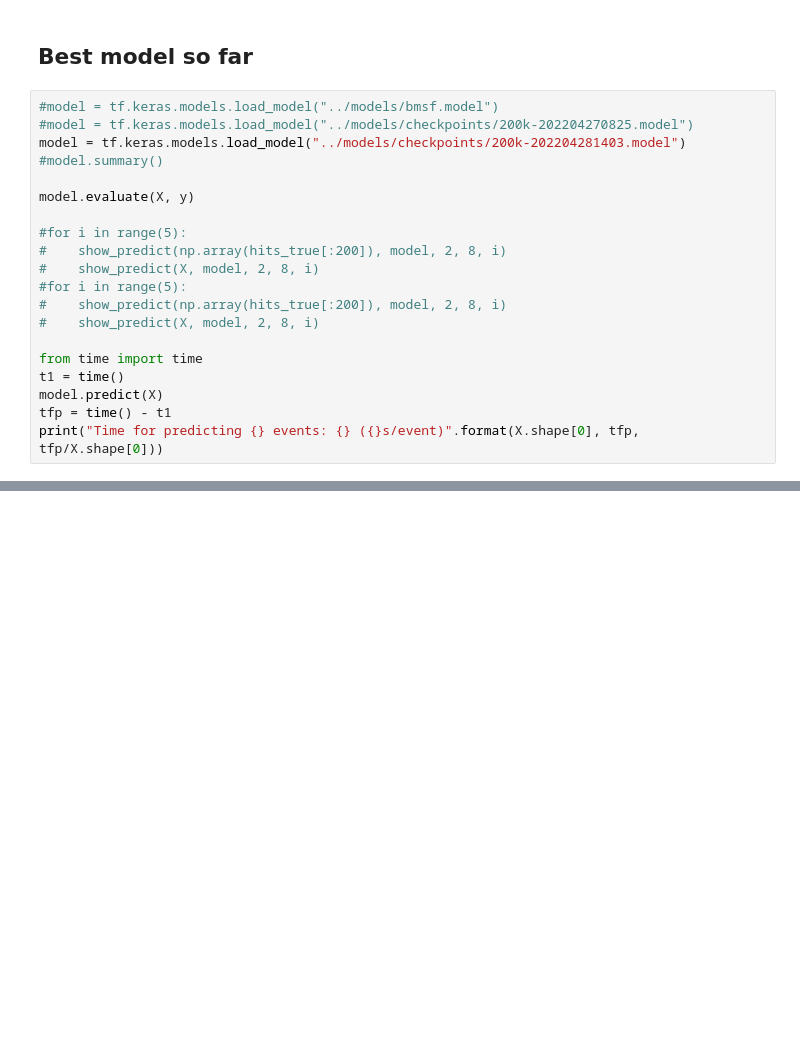
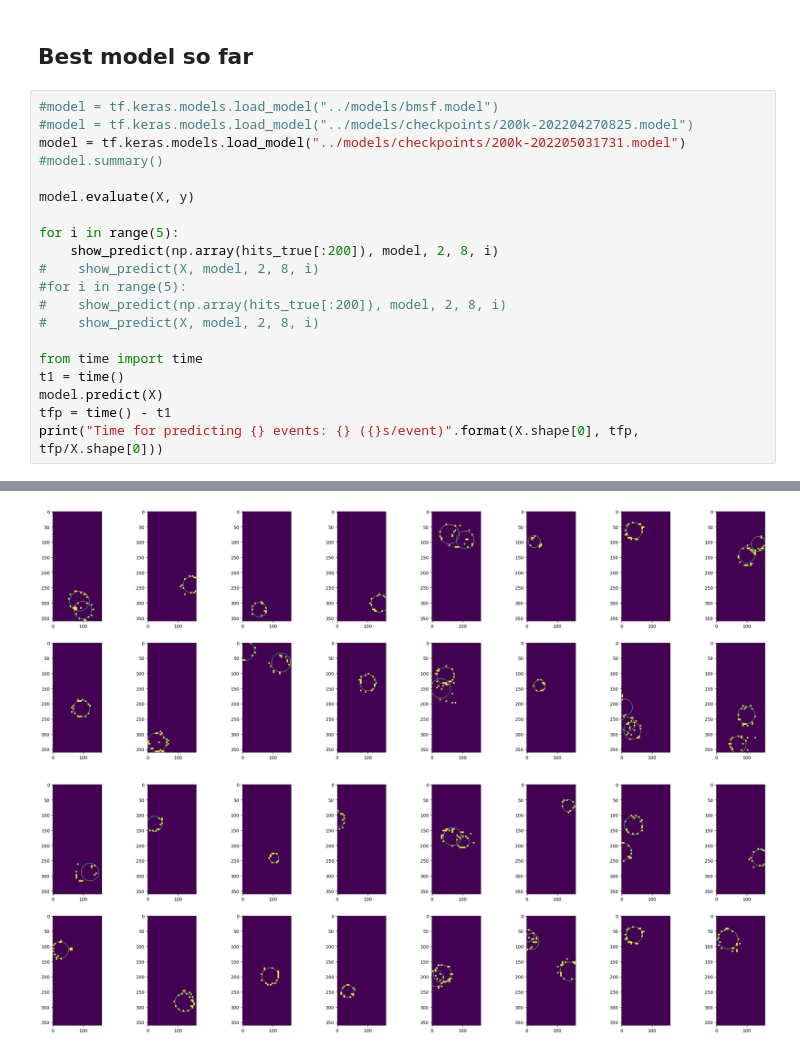
Before and after one commit to borkh/mcbm-ring-reco, a Jupyter notebook: notebooks/real_sim_data.ipynb, the cells around one changed output, grey strips where cells are left out. Drawn from its saved outputs; the diff is of its cells as text; blank space fills up the shorter version.

```diff
--- a/notebooks/real_sim_data.ipynb
+++ b/notebooks/real_sim_data.ipynb
@@ -82,13 +78,13 @@ LargestFreeBlock:                    0
 # %%
 #model = tf.keras.models.load_model("../models/bmsf.model")
 #model = tf.keras.models.load_model("../models/checkpoints/200k-202204270825.model")
-model = tf.keras.models.load_model("../models/checkpoints/200k-202204281403.model")
+model = tf.keras.models.load_model("../models/checkpoints/200k-202205031731.model")
 #model.summary()
 
 model.evaluate(X, y)
 
-#for i in range(5):
-#    show_predict(np.array(hits_true[:200]), model, 2, 8, i)
+for i in range(5):
+    show_predict(np.array(hits_true[:200]), model, 2, 8, i)
 #    show_predict(X, model, 2, 8, i)
 #for i in range(5):
 #    show_predict(np.array(hits_true[:200]), model, 2, 8, i)
@@ -104,0 +101,2 @@ Time for predicting 100000 events: 41.76340293884277 (0.00041763402938842773s/ev
+[figure, added]
+[figure, added]
```
Also changed, not shown: parts of 4 cells of this notebook, 8 other files.
